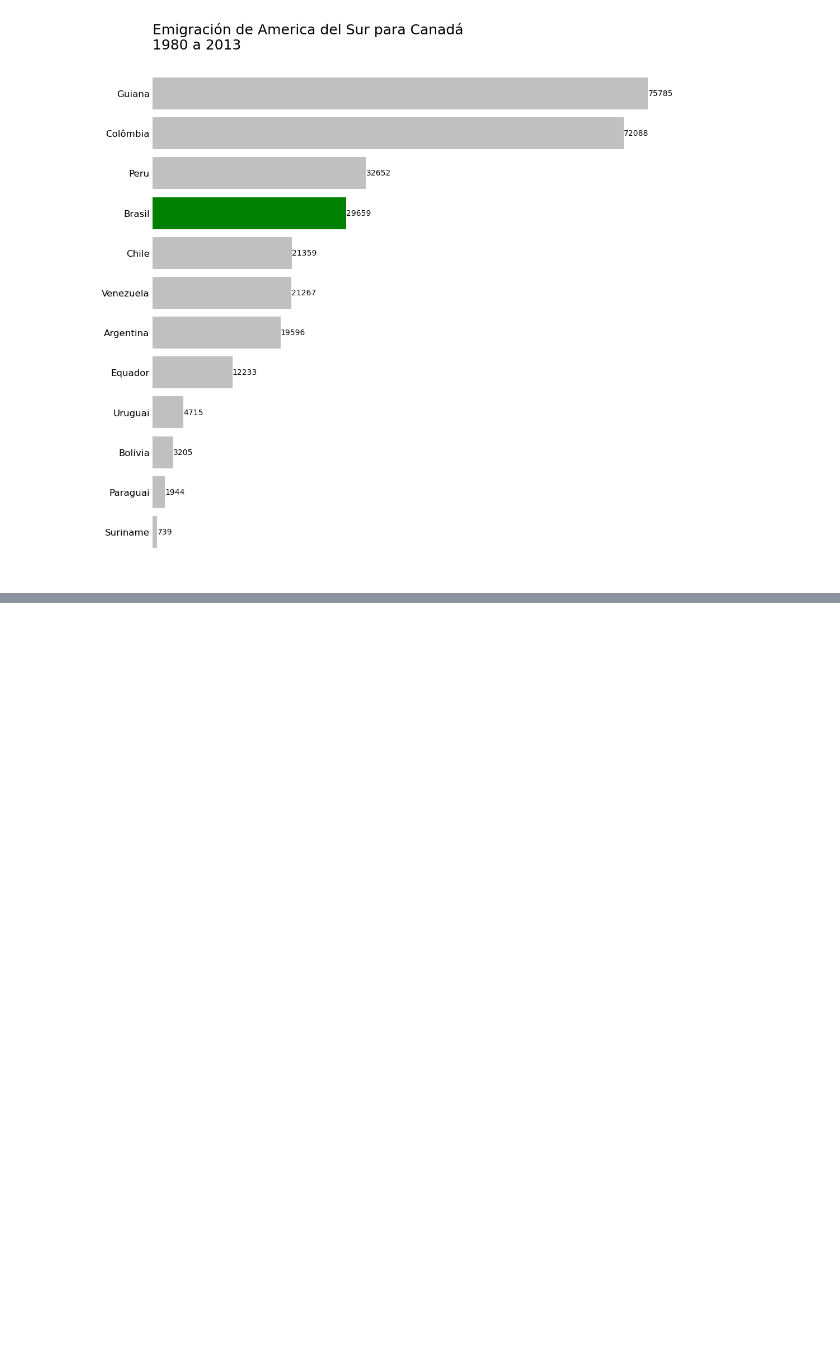
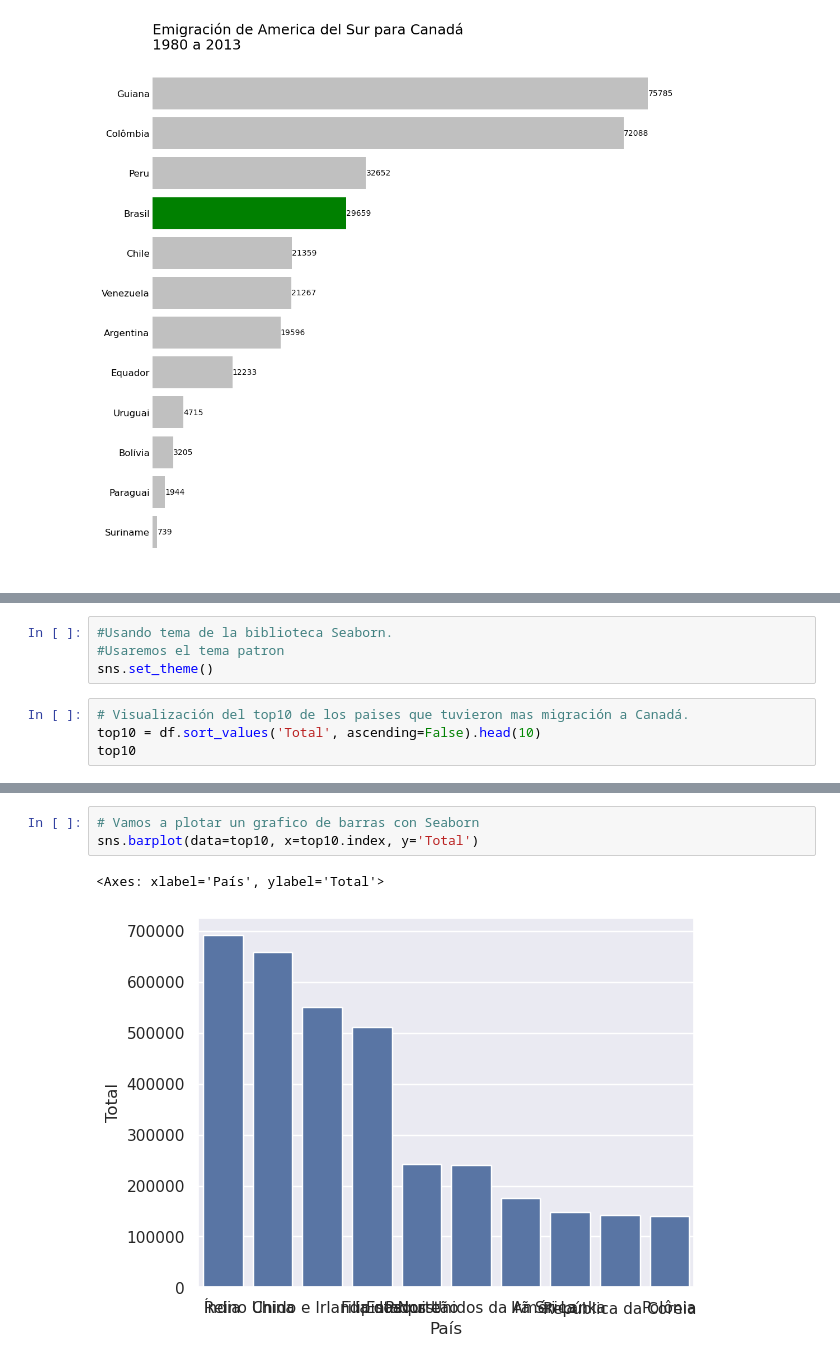
Before and after one commit to ygor-github/data_visualization, a Jupyter notebook: Aula.ipynb, the cells around one changed output, grey strips where cells are left out. Drawn from its saved outputs; the diff is of its cells as text; blank space fills up the shorter version.

Commit message:
Aula creando primer grafico con Seaborn

```diff
--- a/Aula.ipynb
+++ b/Aula.ipynb
@@ -738,0 +745,8 @@ plt.show()
+# %%
+#Usando tema de la biblioteca Seaborn.
+#Usaremos el tema patron
+sns.set_theme()
+# %%
+# Visualización del top10 de los paises que tuvieron mas migración a Canadá.
+top10 = df.sort_values('Total', ascending=False).head(10)
+top10
@@ -738,0 +767,6 @@ plt.show()
+# %%
+# Vamos a plotar un grafico de barras con Seaborn
+sns.barplot(data=top10, x=top10.index, y='Total')
+# %% [output]
+<Axes: xlabel='País', ylabel='Total'>
+[figure, added]
```
Also changed, not shown: parts of 5 cells of this notebook.
